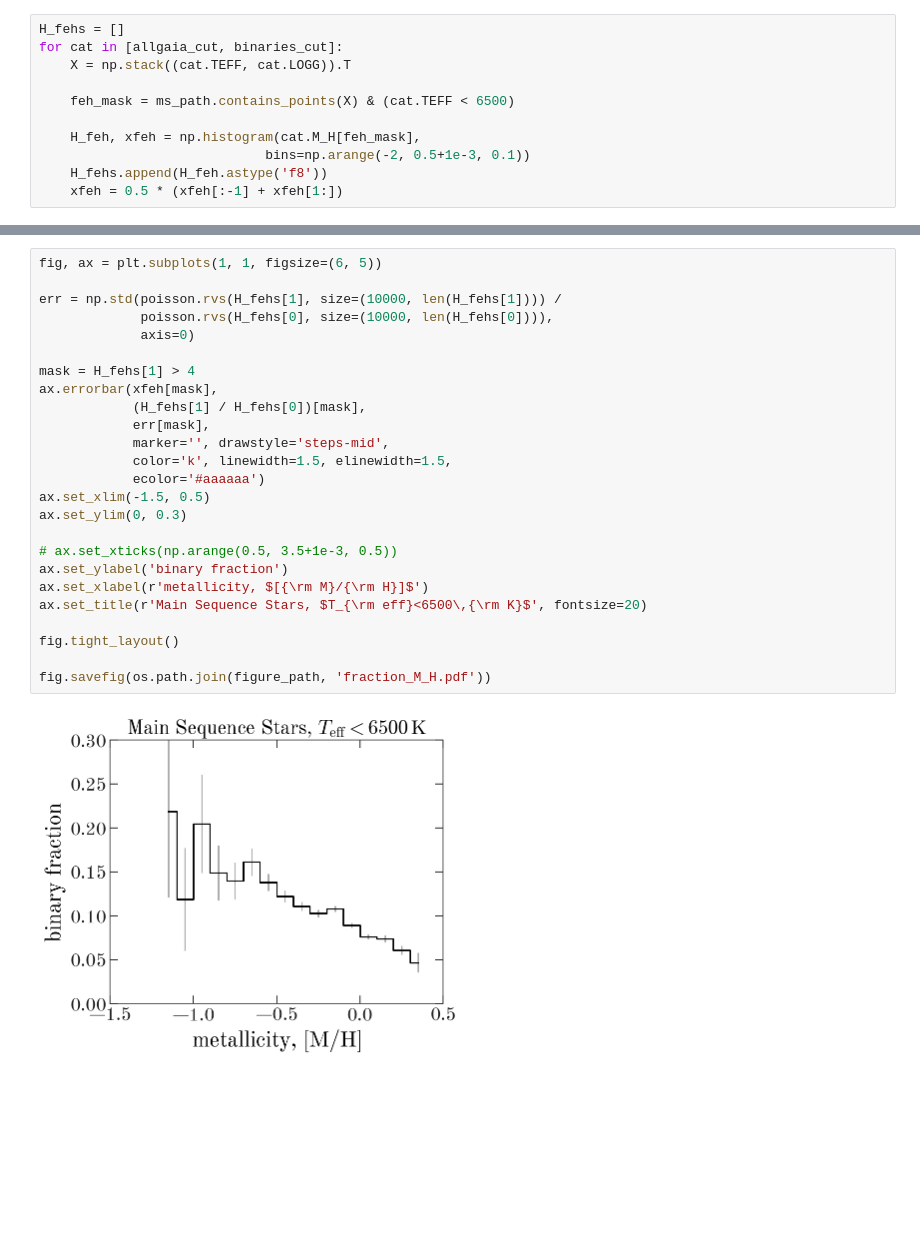
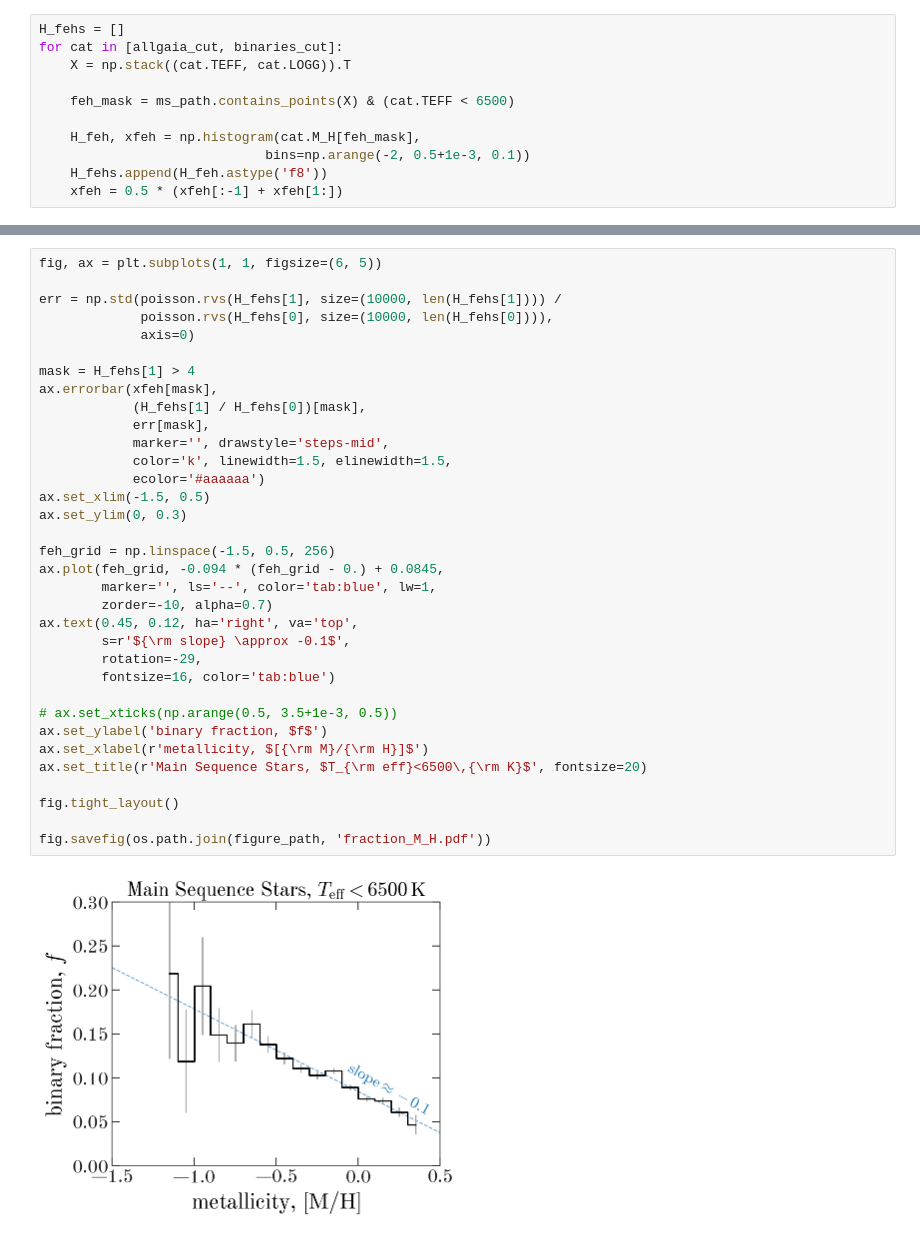
Before and after one commit to adrn/apogee-dr16-vac, a Jupyter notebook: notebooks/figures/Figure-binary-fraction.ipynb, the cells around one changed output, grey strips where cells are left out. Drawn from its saved outputs; the diff is of its cells as text; blank space fills up the shorter version.

```diff
--- a/notebooks/figures/Figure-binary-fraction.ipynb
+++ b/notebooks/figures/Figure-binary-fraction.ipynb
@@ -256,27 +263,36 @@ for cat in [allgaia_cut, binaries_cut]:
 # %%
 fig, ax = plt.subplots(1, 1, figsize=(6, 5))
 
 err = np.std(poisson.rvs(H_fehs[1], size=(10000, len(H_fehs[1]))) /
              poisson.rvs(H_fehs[0], size=(10000, len(H_fehs[0]))),
              axis=0)
 
 mask = H_fehs[1] > 4
 ax.errorbar(xfeh[mask],
             (H_fehs[1] / H_fehs[0])[mask],
             err[mask],
             marker='', drawstyle='steps-mid',
             color='k', linewidth=1.5, elinewidth=1.5,
             ecolor='#aaaaaa')
 ax.set_xlim(-1.5, 0.5)
 ax.set_ylim(0, 0.3)
 
+feh_grid = np.linspace(-1.5, 0.5, 256)
+ax.plot(feh_grid, -0.094 * (feh_grid - 0.) + 0.0845,
+        marker='', ls='--', color='tab:blue', lw=1,
+        zorder=-10, alpha=0.7)
+ax.text(0.45, 0.12, ha='right', va='top',
+        s=r'${\rm slope} \approx -0.1$',
+        rotation=-29,
+        fontsize=16, color='tab:blue')
+
 # ax.set_xticks(np.arange(0.5, 3.5+1e-3, 0.5))
-ax.set_ylabel('binary fraction')
+ax.set_ylabel('binary fraction, $f$')
 ax.set_xlabel(r'metallicity, $[{\rm M}/{\rm H}]$')
 ax.set_title(r'Main Sequence Stars, $T_{\rm eff}<6500\,{\rm K}$', fontsize=20)
 
 fig.tight_layout()
 
 fig.savefig(os.path.join(figure_path, 'fraction_M_H.pdf'))
 # %% [output]
-[figure, old version]
+[figure, new version]
```
Also changed, not shown: parts of 1 cell of this notebook, 5 other files.
